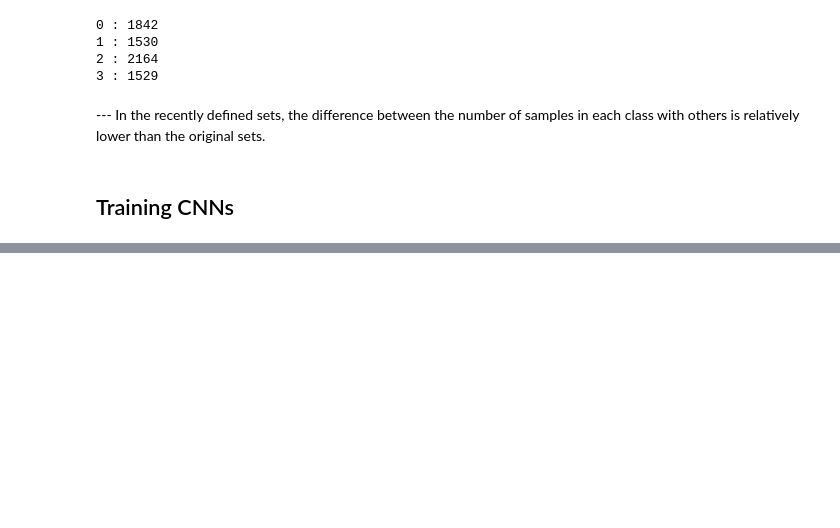
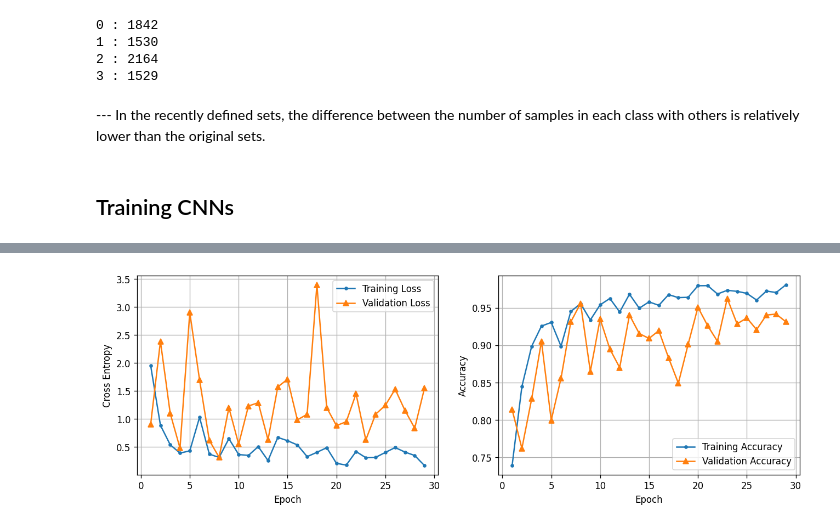
Before and after one commit to MostafaJahanian/DL_Projects, a Jupyter notebook: alzheimer_brain_images_classification_using_cnn.ipynb, the cells around one changed output, grey strips where cells are left out. Cells and saved outputs as stored; diff of their text form; code cells hidden in the pictures; blank space fills up the shorter version.

```diff
--- a/alzheimer_brain_images_classification_using_cnn.ipynb
+++ b/alzheimer_brain_images_classification_using_cnn.ipynb
@@ -254,0 +314,19 @@ y_train_aug = y_train_aug[shuffler]
+# %%
+tf.random.set_seed(42)
+
+cnn_1_a = keras.Sequential([
+    layers.Rescaling(1/.255),
+    layers.Conv2D(filters = 16, kernel_size = 3, activation = 'relu'),
+    layers.MaxPooling2D(pool_size = 2),
+    layers.Flatten(),
+    layers.Dense(100, activation = 'relu'),
+    layers.Dense(4, activation = 'softmax')
+])
+
+cnn_1_a.compile(
+    loss = keras.losses.SparseCategoricalCrossentropy(),
+    optimizer = keras.optimizers.Adam(),
+    metrics = 'accuracy'
+)
+
+history_1_a = cnn_1_a.fit(X_train_aug, y_train_aug, epochs = 30, validation_data = (X_val, y_val))
@@ -254,0 +351,4 @@ y_train_aug = y_train_aug[shuffler]
+# %%
+plot_training_curves(pd.DataFrame(history_1_a.history).iloc[1:,:])
+# %% [output]
+[figure, added]
```
Also changed, not shown: parts of 7 cells of this notebook.
